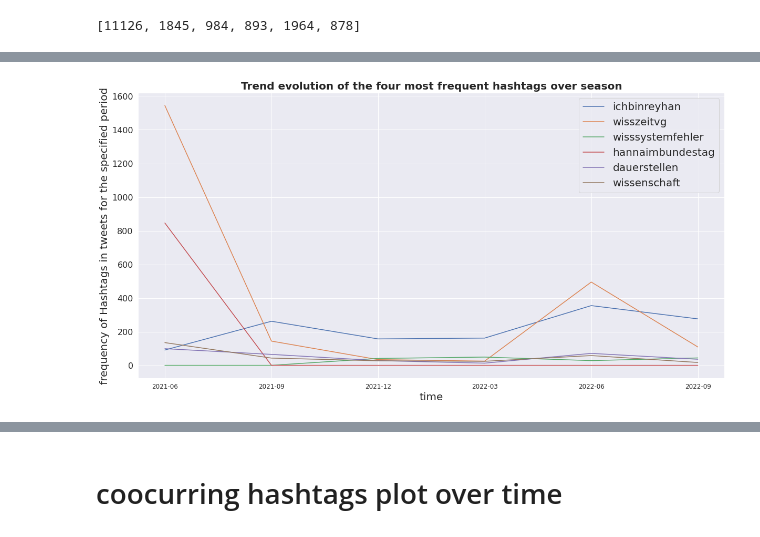
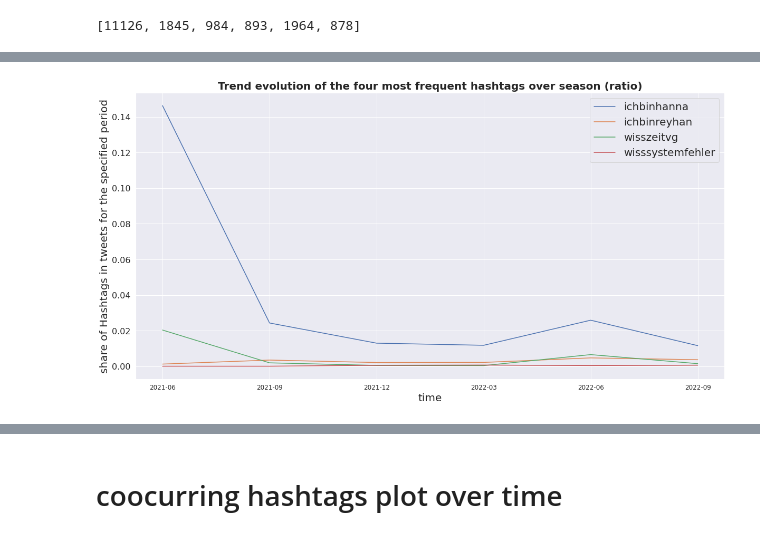
Before and after one commit to moinam/TweetAnalyzer, a Jupyter notebook: Trend_Evaluation_Hashtag Analysis_Graphs.ipynb, the cells around one changed output, grey strips where cells are left out. Saved outputs shown, nothing was run; the diff lists cells and outputs as text; code cells hidden in the pictures.

```diff
--- a/Trend_Evaluation_Hashtag Analysis_Graphs.ipynb
+++ b/Trend_Evaluation_Hashtag Analysis_Graphs.ipynb
@@ -466,7 +343,7 @@ lis.count('ichbinhanna')
 #get most frequent hashtags and sort them based on their freuency
 l=[(i,lis.count(i)/len(lis)) for i in hashtags_in_DS if lis.count(i)>350]
 # %%
-l.sort(reverse=True , key= lambda k:k[1])-
+l.sort(reverse=True , key= lambda k:k[1])
 # %%
 l
 # %% [output]
@@ -535,10 +412,11 @@ plt.show()
 # %%
 %matplotlib inline
-sns.set(style="darkgrid")
-sns.set_palette("bright",n_colors=9)
+#sns.set(style="darkgrid")
+#sns.set_palette("bright",n_colors=9)
 fig = plt.figure(figsize = (20, 10))
 for i in hashlist_from_database:
-  sns.lineplot(x=date,y=np.array(hashtag_num_list(i))/np.size(lis))#/summ
+  #sns.lineplot(x=date,y=np.array(hashtag_num_list(i))/np.size(lis))
+  plt.plot(date,np.array(hashtag_num_list(i))/np.size(lis))#/summ
 
 plt.legend([j for j in hashlist_from_database], fontsize=20)
 plt.xticks(fontsize = 15, rotation=30)
@@ -565,7 +443,8 @@ hashlist_from_database=[i[0] for i in l][1:7]
 #hashlist_from_database=hashlist_from_database[0:4]
 fig = plt.figure(figsize = (20, 10))
 for i in hashlist_from_database:
-  sns.lineplot(x=date,y=np.array(hashtag_num_list(i))/np.size(lis))#/summ
+  #sns.lineplot(x=date,y=np.array(hashtag_num_list(i))/np.size(lis))#/summ
+  plt.plot(date,np.array(hashtag_num_list(i))/np.size(lis))
 
 plt.legend([j for j in hashlist_from_database ], fontsize=20)
 plt.xticks(fontsize = 15, rotation=30)
@@ -986,0 +875,17 @@ hashtag_num_list("ichbinhanna")
+# %%
+hashlist_from_database=[i[0] for i in l][1:5]
+%matplotlib inline
+sns.set(style="darkgrid")
+#hashlist_from_database=hashlist_from_database[0:4]
+fig = plt.figure(figsize = (20, 10))
+for i in hashlist_from_database:
+  plt.plot(date_each3,np.array(hashtag_num_list(i))/np.size(lis))#/summ
+
+plt.legend([j for j in hashlist_from_database ], fontsize=20)
+plt.xticks(fontsize = 12)
+plt.yticks(fontsize = 16)
+
+plt.xlabel("time",fontsize = 20)
+plt.ylabel("share of Hashtags in tweets for the specified period",fontsize = 20)
+plt.title("Evolution trend of four most frequent hashtags apart from #IchBinHanna",fontsize = 20,fontweight='bold')
+plt.show()
@@ -987,19 +894,18 @@ hashtag_num_list("ichbinhanna")
 # %%
-%matplotlib inline
-sns.set(style="darkgrid")
+hashlist_from_database=[i[0] for i in l][0:4]
 #hashlist_from_database=hashlist_from_database[0:4]
 fig = plt.figure(figsize = (20, 10))
 for i in hashlist_from_database:
-  plt.plot(date_each3,hashtag_num_list(i))#/summ
+  plt.plot(date_each3,np.array(hashtag_num_list(i))/np.size(lis))#/summ
 
 plt.legend([j for j in hashlist_from_database ], fontsize=20)
 plt.xticks(fontsize = 12)
 plt.yticks(fontsize = 16)
 
 plt.xlabel("time",fontsize = 20)
-plt.ylabel("frequency of Hashtags in tweets for the specified period",fontsize = 20)
-plt.title("Trend evolution of the four most frequent hashtags over season",fontsize = 20,fontweight='bold')
+plt.ylabel("share of Hashtags in tweets for the specified period",fontsize = 20)
+plt.title("Trend evolution of the four most frequent hashtags over season (ratio)",fontsize = 20,fontweight='bold')
 plt.show()
 # %% [output]
-[figure, old version]
+[figure, new version]
 # %%
```
Also changed, not shown: parts of 38 cells of this notebook, 1 other file.
